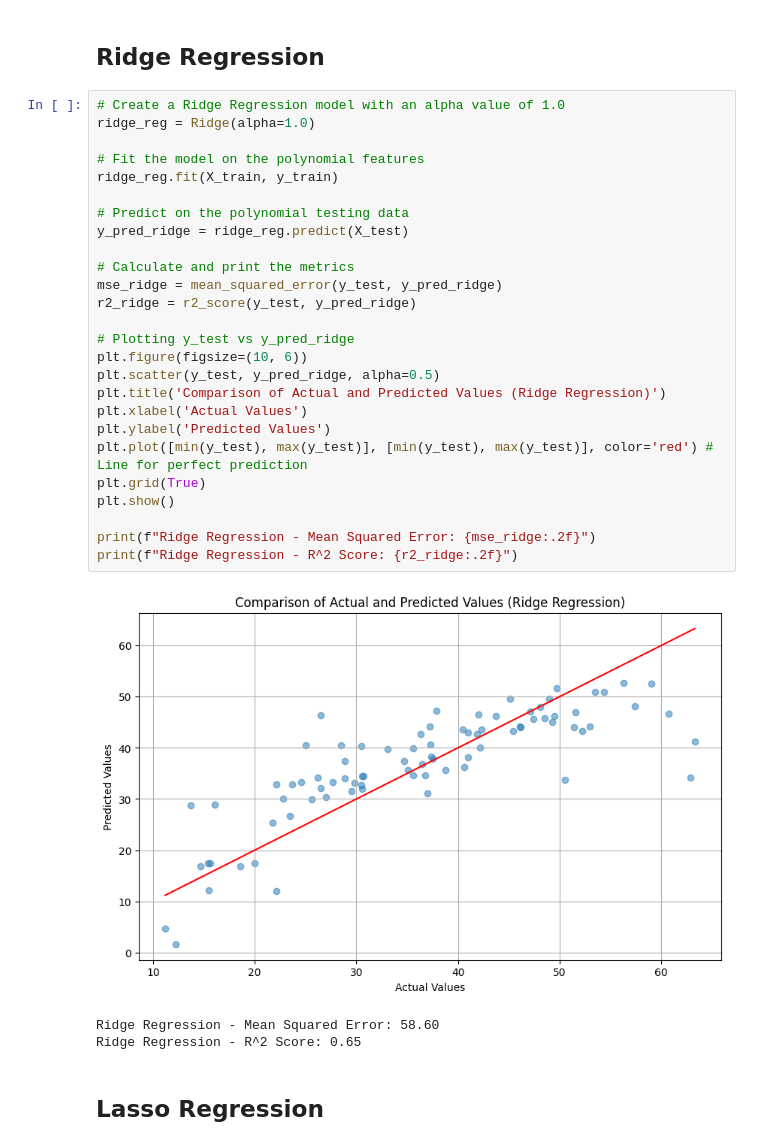
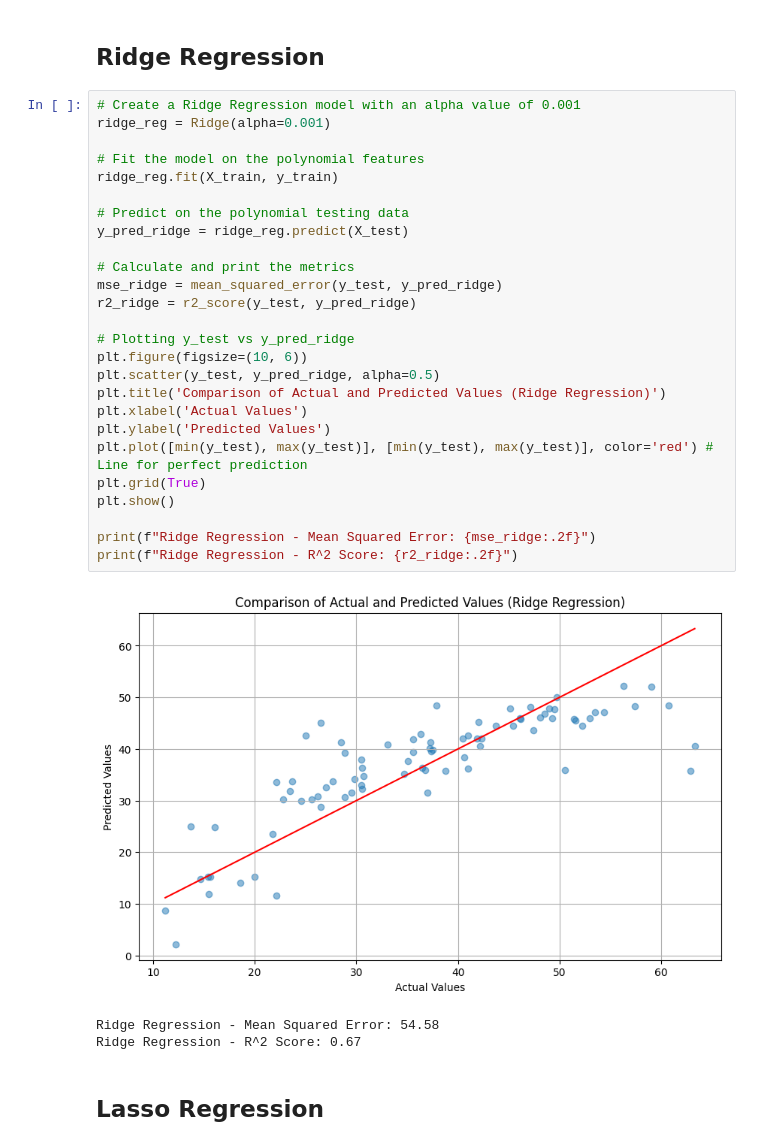
Before and after one commit to mmahdin/Data-Mining-Projects, a Jupyter notebook: data-mining-p2-student.ipynb, the cells around one changed output. Saved outputs shown, nothing was run; the diff lists cells and outputs as text.

```diff
--- a/data-mining-p2-student.ipynb
+++ b/data-mining-p2-student.ipynb
@@ -196,34 +196,34 @@ Polynomial Regression - R^2 Score: 0.75
 # %% [markdown]
 ## Ridge Regression
 # %%
-# Create a Ridge Regression model with an alpha value of 1.0
-ridge_reg = Ridge(alpha=1.0)
+# Create a Ridge Regression model with an alpha value of 0.001
+ridge_reg = Ridge(alpha=0.001)
 
 # Fit the model on the polynomial features
 ridge_reg.fit(X_train, y_train)
 
 # Predict on the polynomial testing data
 y_pred_ridge = ridge_reg.predict(X_test)
 
 # Calculate and print the metrics
 mse_ridge = mean_squared_error(y_test, y_pred_ridge)
 r2_ridge = r2_score(y_test, y_pred_ridge)
 
 # Plotting y_test vs y_pred_ridge
 plt.figure(figsize=(10, 6))
 plt.scatter(y_test, y_pred_ridge, alpha=0.5)
 plt.title('Comparison of Actual and Predicted Values (Ridge Regression)')
 plt.xlabel('Actual Values')
 plt.ylabel('Predicted Values')
 plt.plot([min(y_test), max(y_test)], [min(y_test), max(y_test)], color='red') # Line for perfect prediction
 plt.grid(True)
 plt.show()
 
 print(f"Ridge Regression - Mean Squared Error: {mse_ridge:.2f}")
 print(f"Ridge Regression - R^2 Score: {r2_ridge:.2f}")
 # %% [output]
-[figure, old version]
+[figure, new version]
-Ridge Regression - Mean Squared Error: 58.60
-Ridge Regression - R^2 Score: 0.65
+Ridge Regression - Mean Squared Error: 54.58
+Ridge Regression - R^2 Score: 0.67
 # %% [markdown]
 ## Lasso Regression
```
Also changed, not shown: parts of 2 cells of this notebook.
